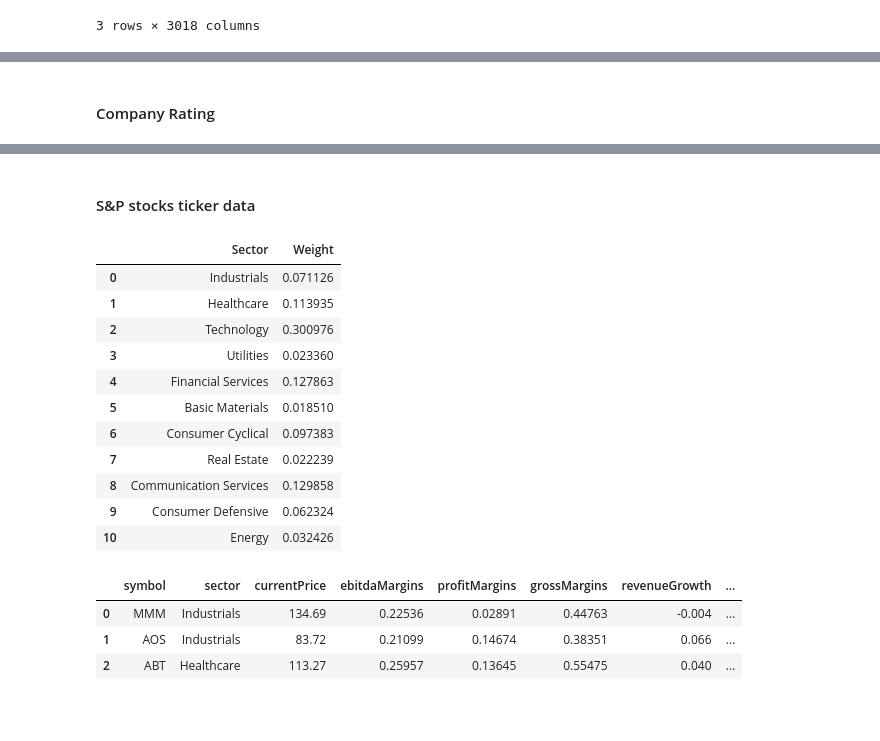
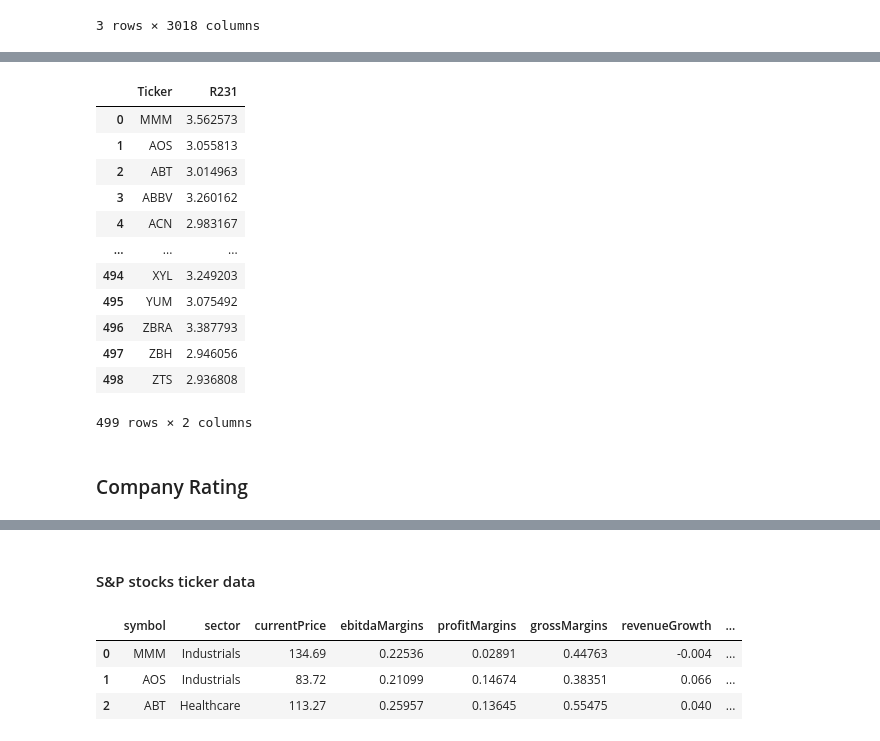
Before and after one commit to syang620/S-P-Model, a Jupyter notebook: S&P Model.ipynb, the cells around one changed output, grey strips where cells are left out. Drawn from its saved outputs; the diff is of its cells as text; code cells hidden in the pictures; blank space fills up the shorter version.

```diff
--- a/S&P Model.ipynb
+++ b/S&P Model.ipynb
@@ -44,5 +110,30 @@ data.head(3)
+# %%
+div_data_13mo = div_data["2023-08-01":]
+valid_tickers = div_data_13mo.columns.get_level_values(0).unique().tolist()
+start_date = (pd.to_datetime(pricing_date) + pd.DateOffset(days=-231)).strftime('%Y-%m-%d')
+moms = []
+for t in valid_tickers:
+    sub_df = div_data_13mo[t][start_date:pricing_date].dropna()
+    sub_df['d/p'] = sub_df.Dividends / sub_df.Close
+    moms.append((sub_df['d/p']+1).prod() + sub_df.Close[-1] / sub_df.Close[0] + 1)
+mom_df = pd.DataFrame.from_dict({'Ticker':valid_tickers, 'R231':moms})
+mom_df
+# %% [output]
+|  | Ticker | R231 |
+| 0 | MMM | 3.562573 |
+| 1 | AOS | 3.055813 |
+| 2 | ABT | 3.014963 |
+| 3 | ABBV | 3.260162 |
+| 4 | ACN | 2.983167 |
+| ... | ... | ... |
+| 494 | XYL | 3.249203 |
+| 495 | YUM | 3.075492 |
+| 496 | ZBRA | 3.387793 |
+| 497 | ZBH | 2.946056 |
+| 498 | ZTS | 2.936808 |
+499 rows × 2 columns
 # %% [markdown]
-#### Company Rating
+### Company Rating
 # %%
 rating_data = pd.read_csv('corporate_rating.csv')
 rating_data['Date'] = pd.to_datetime(rating_data['Date'])
@@ -58,22 +149,6 @@ rating_data.head(3)
 3 rows × 33 columns
 # %% [markdown]
 #### S&P stocks ticker data
-# %%
-sector_weights = pd.read_csv('sector_weights.csv', usecols = [1,2])
-sector_weights
-# %% [output]
-|  | Sector | Weight |
-| 0 | Industrials | 0.071126 |
-| 1 | Healthcare | 0.113935 |
-| 2 | Technology | 0.300976 |
-| 3 | Utilities | 0.023360 |
-| 4 | Financial Services | 0.127863 |
-| 5 | Basic Materials | 0.018510 |
-| 6 | Consumer Cyclical | 0.097383 |
-| 7 | Real Estate | 0.022239 |
-| 8 | Communication Services | 0.129858 |
-| 9 | Consumer Defensive | 0.062324 |
-| 10 | Energy | 0.032426 |
 # %%
 # ticker_data = sp.sp_ticker_data()
 with open('sp_ticker_data.pkl', 'rb') as f:
```
Also changed, not shown: parts of 20 cells of this notebook, 1 other file.
